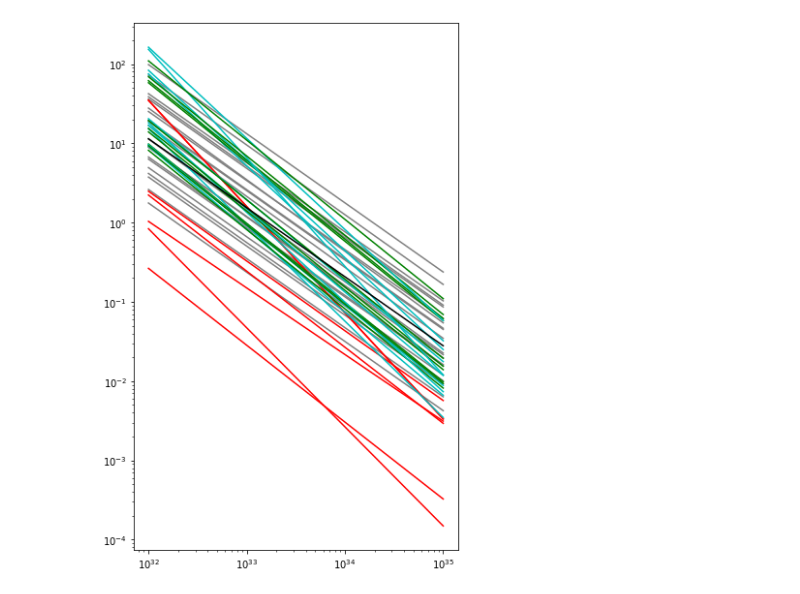
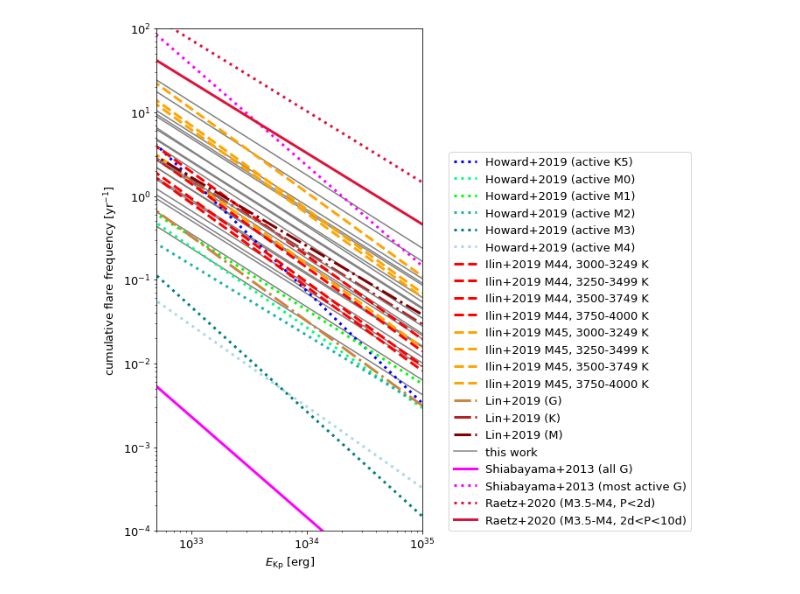
Before and after one commit to ekaterinailin/flares-in-clusters-with-k2-ii, a Jupyter notebook: VettingFlares/Compare_with_other_works_and_your_old_one.ipynb, the cells around one changed output. Drawn from its saved outputs; the diff is of its cells as text; code cells hidden in the pictures.

```diff
--- a/VettingFlares/Compare_with_other_works_and_your_old_one.ipynb
+++ b/VettingFlares/Compare_with_other_works_and_your_old_one.ipynb
@@ -9,5 +29,7 @@ from altaipony.ffd import FFD
 # %%
 howard = pd.read_csv("howard2019_alphabeta.tsv",delimiter="\t")
 howard.alpha = howard.alpha + 1.
+howard=howard[howard.SpT!="K7"]
+howard["c"] = ["blue","springgreen", "lime","lightseagreen","teal","lightblue"]
 howard
 # %% [output]
@@ -23,3 +74,6 @@ howard
 df = pd.read_csv("tables/cluster_SpT_alphabeta.csv")
 dffull = pd.read_csv("tables/full_sample_alphabeta.csv").set_index("Unnamed: 0")
 ilin = pd.read_csv("old_beta_ilin.csv")
+# %%
+ilin = ilin[ilin['T_max (K)'] != 7000]
+ilin
@@ -26,8 +90,20 @@ ilin = pd.read_csv("old_beta_ilin.csv")
 # %%
 alpha_en = float(dffull.loc["alpha_en","0"])
 beta_en = float(dffull.loc["beta_en","0"])
+# %%
+# Shiabayama 2013
+# Superflare defined as >1e33 erg
+
+# all
+alpha_shibayama = 2.2
+beta_shibayama = 2.3e-3 * (alpha_shibayama - 1.) * np.power(1e33, alpha_shibayama - 1)
+
+# most active: average frequency of superflares on the 9 most active G-type dwarfs,
+# whose superflare occurrence rate is more than once in 10 days.
+alpha_shibayama_active = alpha_shibayama
+beta_shibayama_active = 36.525 * (alpha_shibayama - 1.) * np.power(1e33, alpha_shibayama - 1)
 # %%
-fig, ax = plt.subplots(1,figsize=(6,10))
+fig, ax = plt.subplots(1,figsize=(10,9))
 ed = np.linspace(1e32,1e35,3)
 
 for label, row in df.iterrows():
@@ -38,21 +114,62 @@ for label, row in df.iterrows():
 for label, row in howard.iterrows():
     ffd = FFD(alpha=row.alpha, beta=np.power(10,row.beta))
     ffd.ed = ed
-    ffd.plot_powerlaw(ax, c="r")
+    ffd.plot_powerlaw(ax, c=row.c, label=f"Howard+2019 (active {row.SpT})",
+                      linestyle="dotted", linewidth=3)
 
 for label, row in ilin.iterrows():
-    ffd = FFD(alpha=row.alpha, beta=np.power(10,row["log10 beta"]))
+    ffd = FFD(alpha=2, beta=np.power(10,row["log10 beta2"]),)
     ffd.ed = ed
-    ffd.plot_powerlaw(ax, c="c")
-    ffd = FFD(alpha=2, beta=np.power(10,row["log10 beta2"]))
+    if row["cluster"] == "M44":
+        c="r"
+    if row["cluster"] == "M45":
+        c="orange"
+    ffd.plot_powerlaw(ax, c=c,linewidth=3,linestyle="dashed",
+              label=f"Ilin+2019 {row['cluster']}, {row['T_min (K)']}-{row['T_max (K)']} K ")
+#     ffd = FFD()
+#     ffd.ed = ed
+#     ffd.plot_powerlaw(ax, c="g")
+
+for alpha, beta, label, c in lin:
+    ffd = FFD(alpha=alpha, beta=beta)
     ffd.ed = ed
-    ffd.plot_powerlaw(ax, c="g")
+    ffd.plot_powerlaw(ax, c=c, linestyle="dashdot",
+                      label=f"Lin+2019 ({label})", linewidth=3)
 
 
 ffd = FFD(alpha=alpha_en, beta=beta_en)
 ffd.ed = ed
-ffd.plot_powerlaw(ax, c="k")
+ffd.plot_powerlaw(ax, c="grey", label="this work")
+
+# ffd = FFD(alpha=2, beta=np.power(10,34))
+# ffd.ed = ed
+# ffd.plot_powerlaw(ax, c="magenta",linewidth=5, label="Yang+2017 (M)")
+
+ffd = FFD(alpha=alpha_shibayama, beta=beta_shibayama)
+ffd.ed = ed
+ffd.plot_powerlaw(ax, c="magenta",linewidth=3, label="Shiabayama+2013 (all G)")
+
+ffd = FFD(alpha=alpha_shibayama_active, beta=beta_shibayama_active)
+ffd.ed = ed
+ffd.plot_powerlaw(ax, c="magenta",linewidth=3, linestyle="dotted", label="Shiabayama+2013 (most active G)")
+
+ffd = FFD(alpha=alpha_raetz, beta=beta_raetz_fastrot)
+ffd.ed = ed
+ffd.plot_powerlaw(ax, c="crimson",linewidth=3, linestyle="dotted", label="Raetz+2020 (M3.5-M4, P<2d)")
+
+ffd = FFD(alpha=alpha_raetz, beta=beta_raetz_slowrot)
+ffd.ed = ed
+ffd.plot_powerlaw(ax, c="crimson",linewidth=3, label="Raetz+2020 (M3.5-M4, 2d<P<10d)")
+
 
 plt.yscale("log")
 plt.xscale("log")
+plt.ylim(1e-4,1e2)
+plt.xlim(5e32,1e35)
+plt.ylabel(r"cumulative flare frequency [yr$^{-1}$]")
+plt.xlabel(r"$E_\mathrm{Kp}$ [erg]")
+plt.legend(loc=(1.1,0))
+plt.tight_layout()
+plt.savefig(f"plots/{tstamp}_discussion_FFDs.png", dpi=300)
+plt.savefig(f"{paperdir}pics/FFDs/discussion_FFDs.png", dpi=300);
 # %% [output]
@@ -76 +176 @@ Setting ED with new values, size 3.
-[figure, old version]
+[figure, new version]
```
Also changed, not shown: parts of 10 cells of this notebook, 6 other files.
